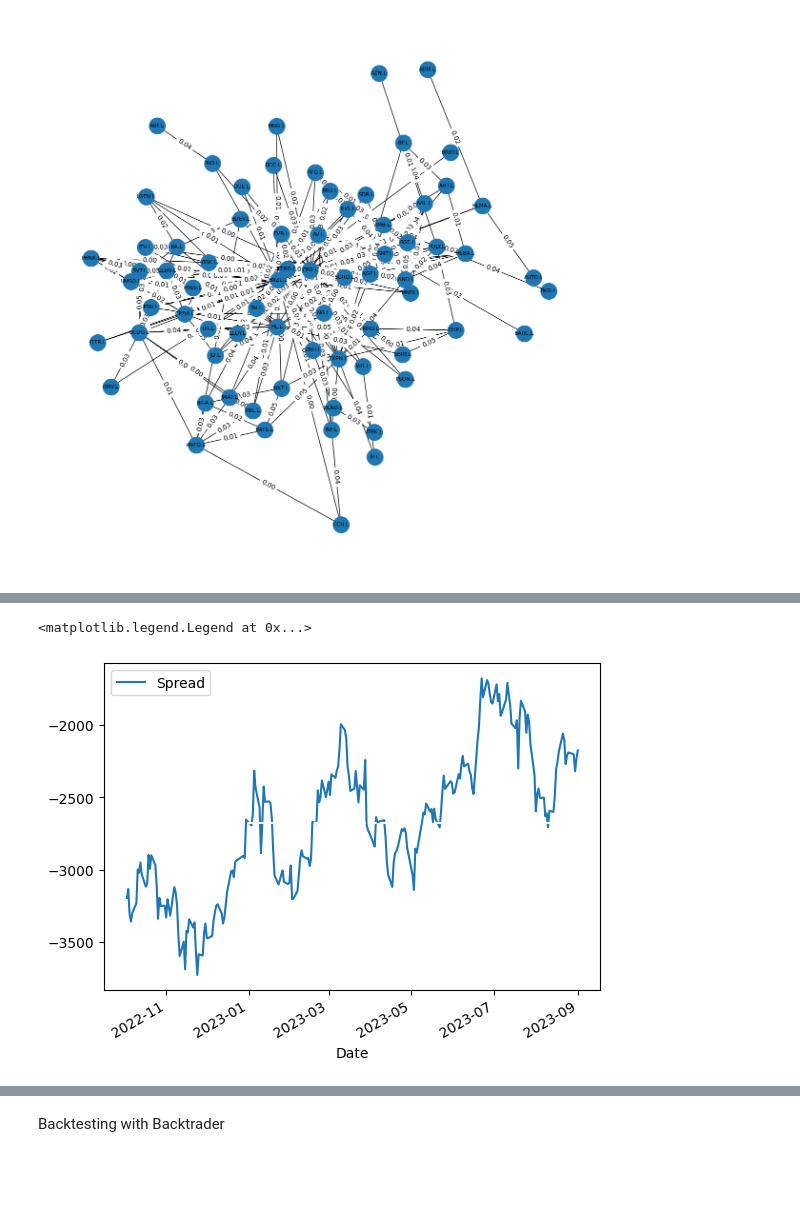
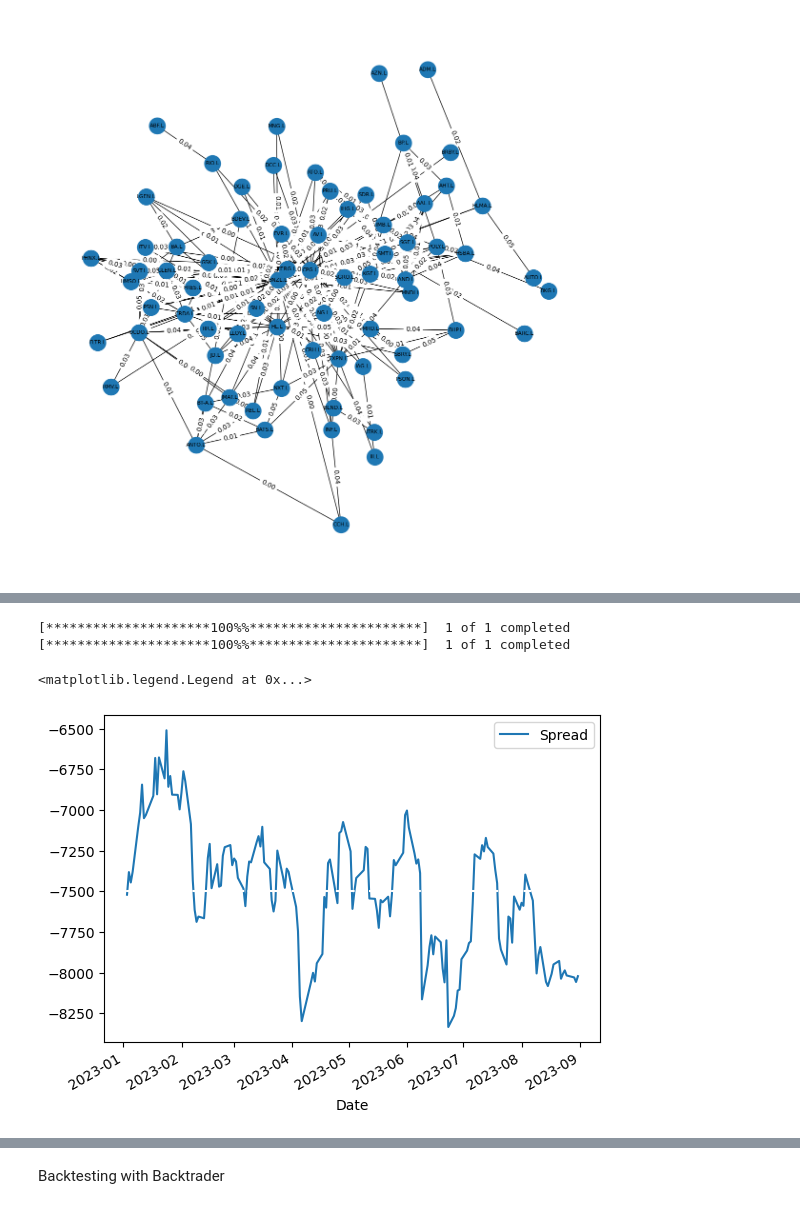
Before and after one commit to AryanLangeh02/algo-trading-bot, a Jupyter notebook: pairs_trading.ipynb, the cells around one changed output, grey strips where cells are left out. Drawn from its saved outputs; the diff is of its cells as text; code cells hidden in the pictures; blank space fills up the shorter version.

```diff
--- a/pairs_trading.ipynb
+++ b/pairs_trading.ipynb
@@ -316,21 +317,39 @@ Top N Pairs:
 # %%
 # Extract time series for RMV.L and NXT.L
-S1 = data['RMV.L']
-S2 = data['NXT.L']
+S1 = yf.download('GSK.L', start='2023-01-01', end='2023-09-01')['Close']
+S2 = yf.download('CRDA.L', start='2023-01-01', end='2023-09-01')['Close']
 
-# Add a constant term for intercept in the regression equation
+# Merge the data on the index (dates) to ensure they are aligned
+merged_data = pd.merge(S1, S2, left_index=True, right_index=True, suffixes=('_GSK', '_CRDA'))
+
+# Now split the data back into S1 and S2
+S1 = merged_data['Close_GSK']
+S2 = merged_data['Close_CRDA']
+
+# Check and drop rows with NaN values from both S1 and S2
+S1 = S1.dropna()
+S2 = S2.dropna()
+
+# It's possible that after dropping NaN values, the indices are no longer aligned.
+# So, we'll re-align them just to be sure:
+S1 = S1.reindex(S2.index)
+S2 = S2.reindex(S1.index)
+
+# Now add the constant term to S1
 S1_const = sm.add_constant(S1)
 # Perform OLS regression
 results = sm.OLS(S2, S1_const).fit()
 # Extract the slope (beta coefficient)
-b = results.params['RMV.L']
+b = results.params['Close_GSK']
 # Calculate the spread
 spread = S2 - b * S1
 
 # Plot the spread
 spread.plot()
 plt.axhline(spread.mean(), color='white', linestyle='--')
 plt.legend(['Spread'])
 # %% [output]
-<matplotlib.legend.Legend at 0x...>
+[*********************100%%**********************]  1 of 1 completed
+[*********************100%%**********************]  1 of 1 completed
+<matplotlib.legend.Legend at 0x...>
-[figure, old version]
+[figure, new version]
```
Also changed, not shown: parts of 8 cells of this notebook.
